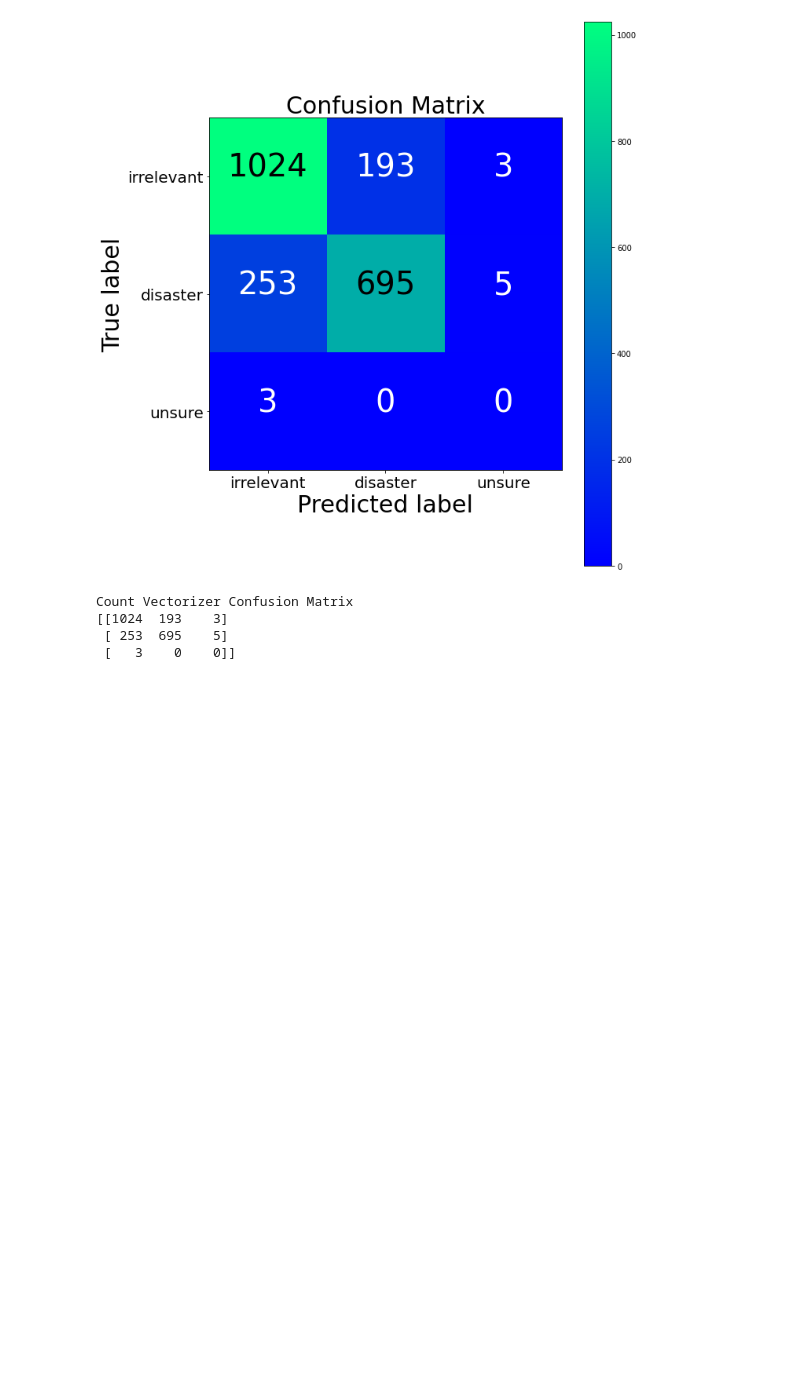
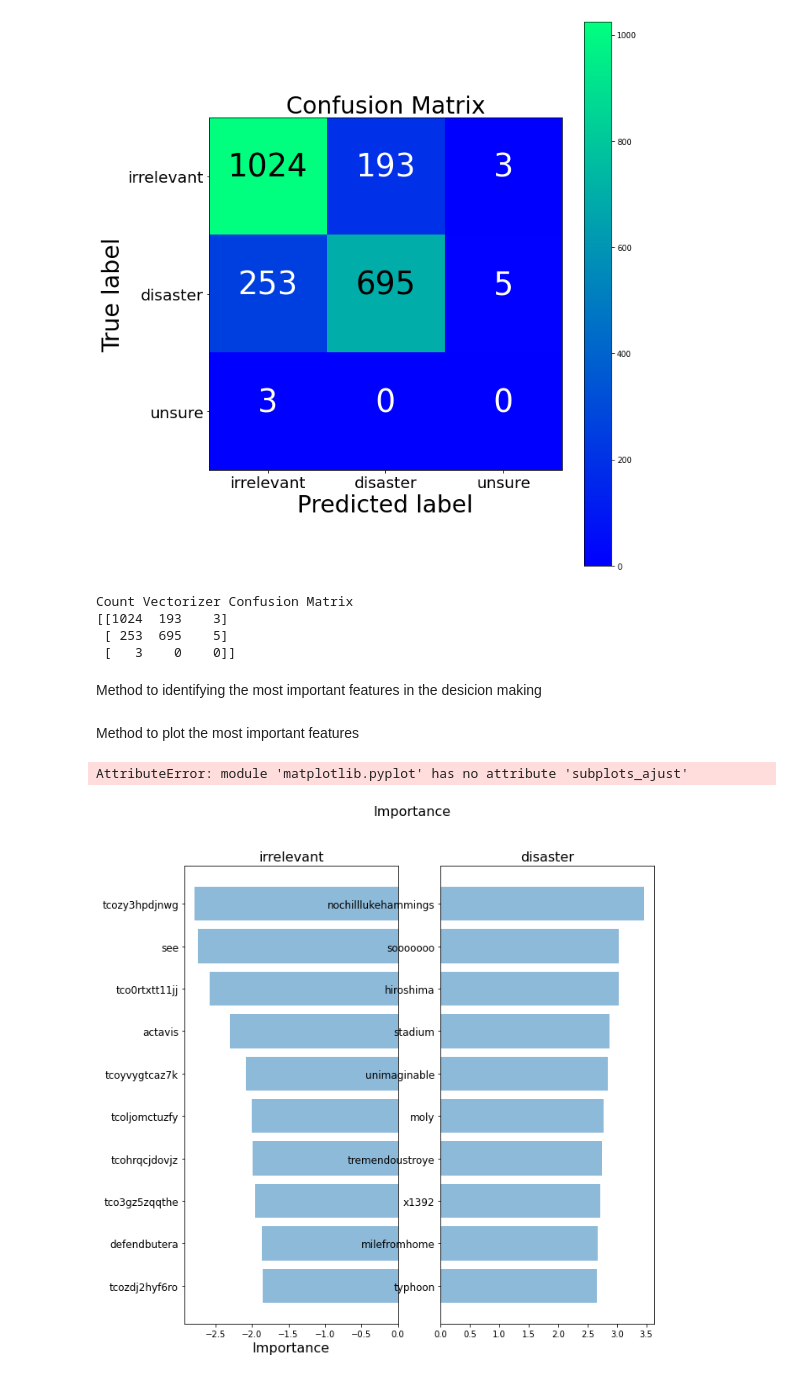
Before and after one commit to andrerodrig/cognitive-comp, a Jupyter notebook: dsm/notebooks/preprocessing3.ipynb, the cells around one changed output. Cells and saved outputs as stored; diff of their text form; code cells hidden in the pictures; blank space fills up the shorter version.

Commit message:
Add plot of most important words for relevance

```diff
--- a/dsm/notebooks/preprocessing3.ipynb
+++ b/dsm/notebooks/preprocessing3.ipynb
@@ -169,3 +169,27 @@ Count Vectorizer Confusion Matrix
 [[1024  193    3]
  [ 253  695    5]
  [   3    0    0]]
+# %% [markdown]
+Method to identifying the most important features in the desicion making
+# %%
+def get_most_important_features(vectorizer, model, n=5):
+    index_to_word = {v: k for k, v in vectorizer.vocabulary_.items()}
+    # Loop for each class
+    classes = {}
+    for class_index in range(model.coef_.shape[0]):
+        word_importances = [
+            (el, index_to_word[i])
+            for i, el in enumerate(model.coef_[class_index])
+        ]
+        sorted_coeff = sorted(
+            word_importances,
+            key=lambda x: x[0], reverse=True
+        )
+        tops = sorted(sorted_coeff[:n], key=lambda x: x[0])
+        bottom = sorted_coeff[-n:]
+        classes[class_index] = {'tops': tops, 'bottom': bottom}
+    return classes
+
+importance = get_most_important_features(count_vectorizer, clf, 10)
+# %% [markdown]
+Method to plot the most important features
@@ -171,0 +243,15 @@ Count Vectorizer Confusion Matrix
+# %%
+top_scores = [a[0] for a in importance[1]['tops']]
+top_words = [a[1] for a in importance[1]['tops']]
+bottom_scores = [a[0] for a in importance[1]['bottom']]
+bottom_words = [a[1] for a in importance[1]['bottom']]
+plot_important_words(
+    top_scores,
+    top_words,
+    bottom_scores,
+    bottom_words,
+    'Most important words for relevance'
+)
+# %% [output]
+AttributeError: module 'matplotlib.pyplot' has no attribute 'subplots_ajust'
+[figure, added]
```
Also changed, not shown: parts of 1 cell of this notebook.
